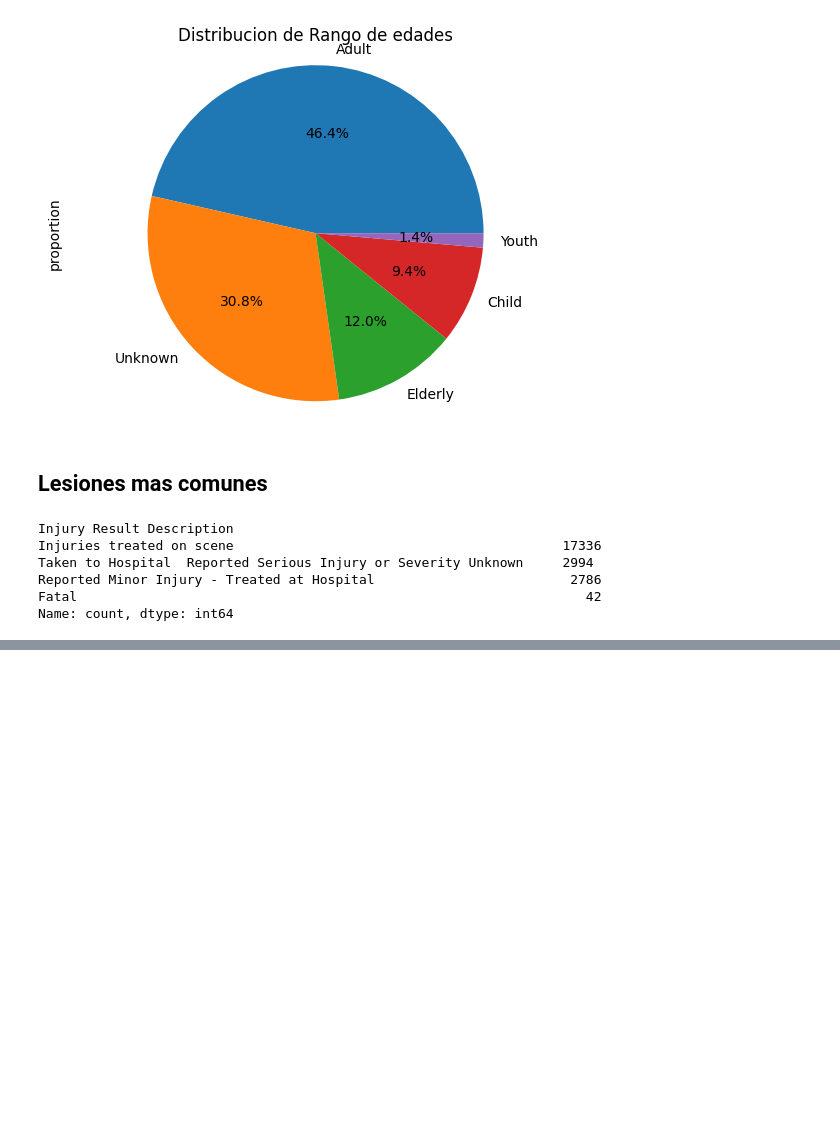
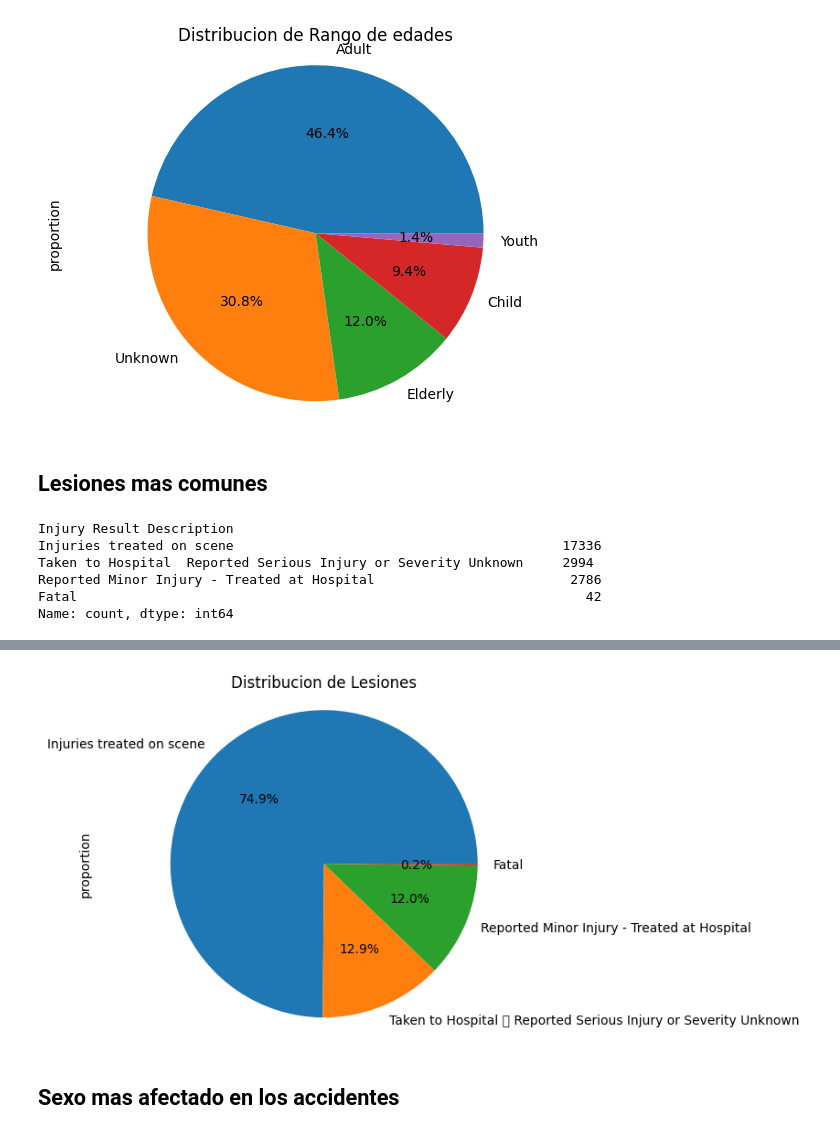
Before and after one commit to luisrebel1239/analisis-datos-csv, a Jupyter notebook: notebook.ipynb, the cells around one changed output, grey strips where cells are left out. Cells and saved outputs as stored; diff of their text form; code cells hidden in the pictures; blank space fills up the shorter version.

```diff
--- a/notebook.ipynb
+++ b/notebook.ipynb
@@ -172,0 +175,3 @@ Name: count, dtype: int64
+# %%
+injuryValuesPorcent = df["Injury Result Description"].value_counts(normalize=True) * 100
+injuryValuesPorcent
@@ -172,0 +185,9 @@ Name: count, dtype: int64
+# %%
+injuryValuesPorcent.plot(kind="pie", autopct="%1.1f%%")
+plt.axis("equal")
+plt.title("Distribucion de Lesiones")
+plt.show()
+# %% [output]
+[figure, added]
+# %% [markdown]
+## Sexo mas afectado en los accidentes
```
Also changed, not shown: parts of 9 cells of this notebook.
